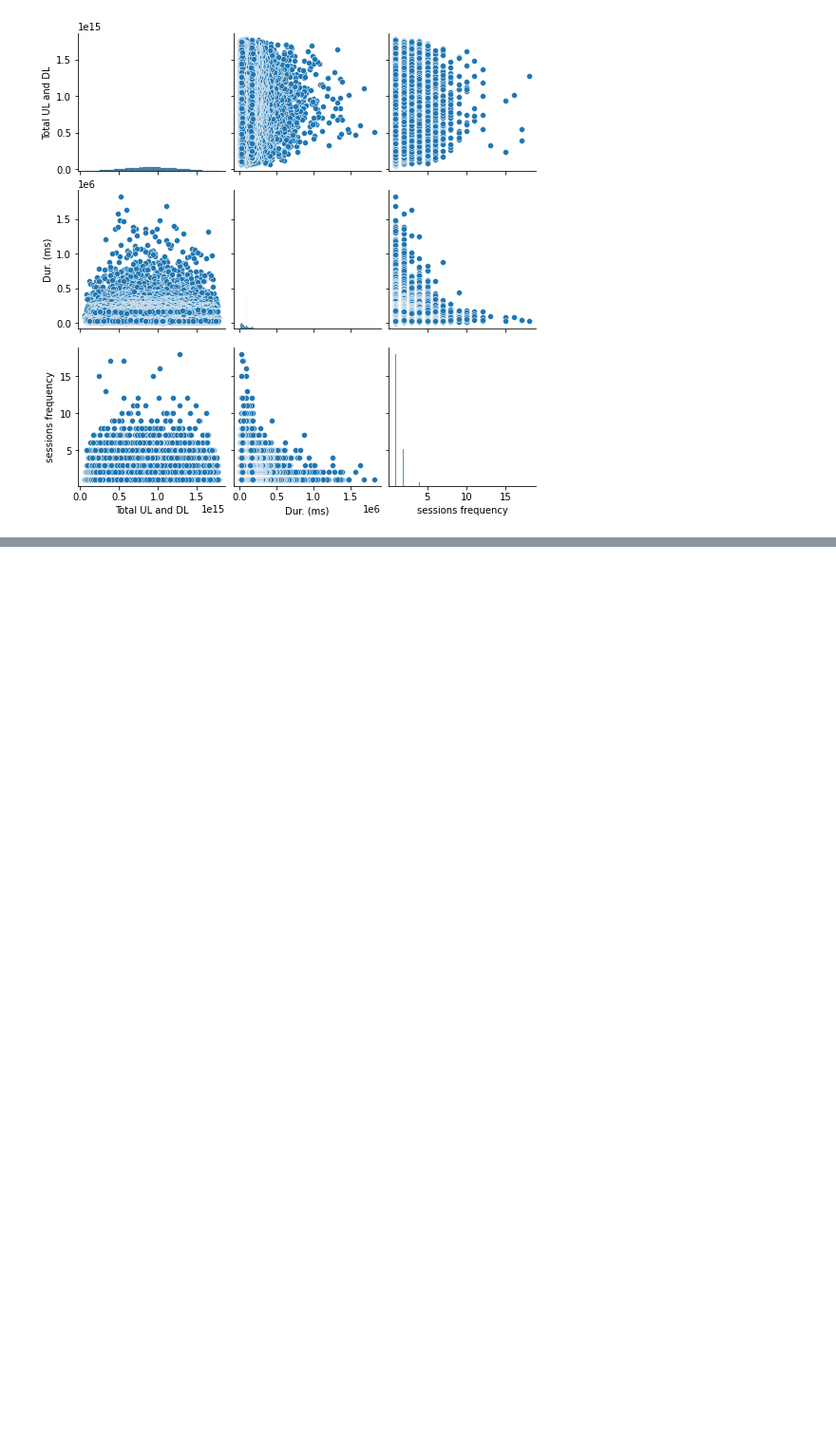
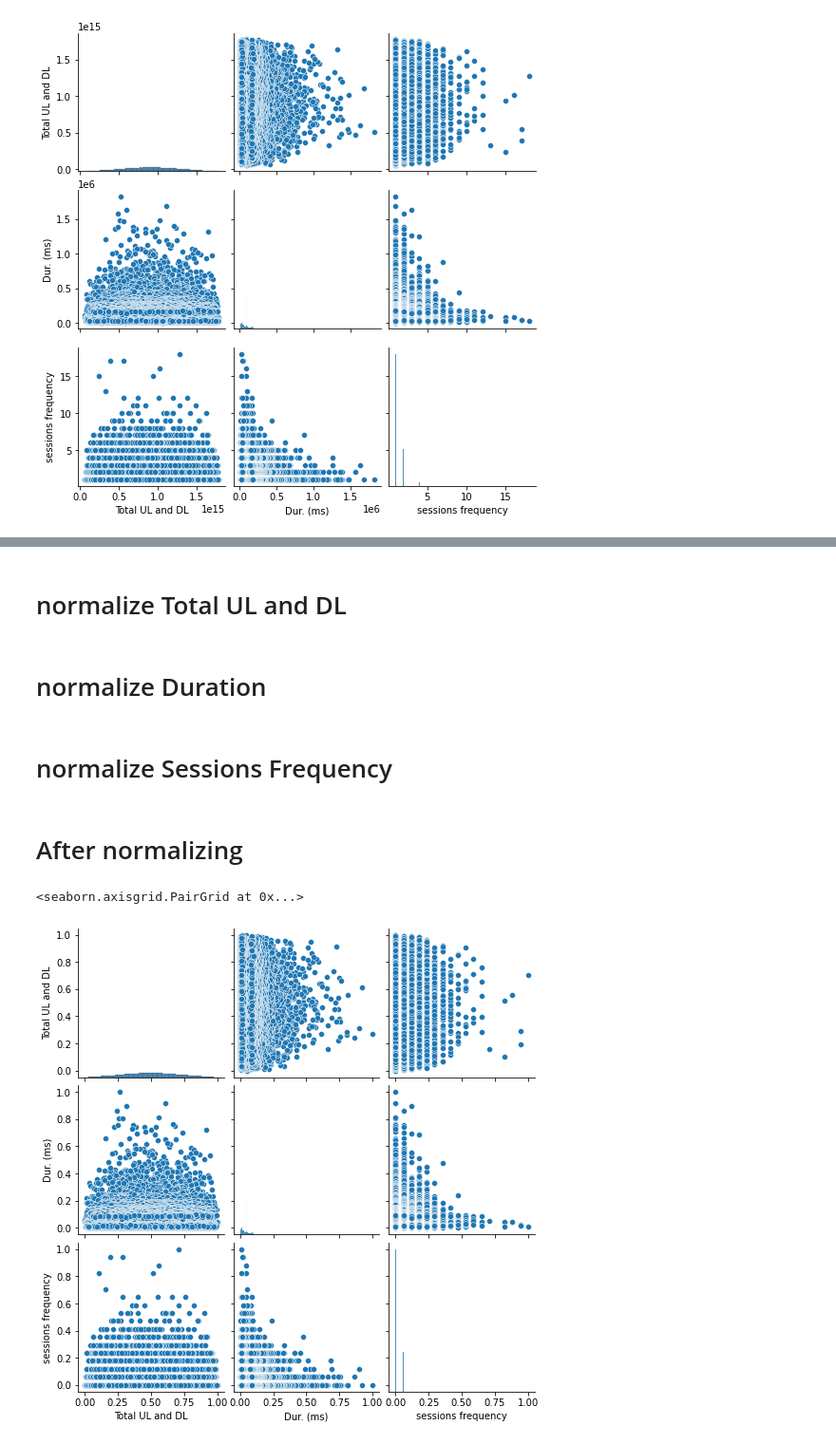
Before and after one commit to kebishaa/telecom-user-analytics, a Jupyter notebook: notebooks/user_engagementAnalysis.ipynb, the cells around one changed output, grey strips where cells are left out. Shown at 95% size. Drawn from its saved outputs; the diff is of its cells as text; code cells hidden in the pictures; blank space fills up the shorter version.

Commit message:
standardized selected column

```diff
--- a/notebooks/user_engagementAnalysis.ipynb
+++ b/notebooks/user_engagementAnalysis.ipynb
@@ -122,0 +135,31 @@ sns.pairplot(df[['Total UL and DL', 'Dur. (ms)', 'sessions frequency']])
+# %% [markdown]
+# normalize Total UL and DL
+# %%
+normalize_column_df = pd.DataFrame(df['Total UL and DL'])
+normalize_column_values = normalize_column_df.values
+normalizer = MinMaxScaler()
+scaled_values = normalizer.fit_transform(normalize_column_values)
+df['Total UL and DL'] = scaled_values
+# %% [markdown]
+# normalize Duration
+# %%
+normalize_column_df = pd.DataFrame(df['Dur. (ms)'])
+normalize_column_values = normalize_column_df.values
+normalizer = MinMaxScaler()
+scaled_values = normalizer.fit_transform(normalize_column_values)
+df['Dur. (ms)'] = scaled_values
+# %% [markdown]
+# normalize Sessions Frequency
+# %%
+normalize_column_df = pd.DataFrame(df['sessions frequency'])
+normalize_column_values = normalize_column_df.values
+normalizer = MinMaxScaler()
+scaled_values = normalizer.fit_transform(normalize_column_values)
+df['sessions frequency'] = scaled_values
+# %% [markdown]
+# After normalizing
+# %%
+sns.pairplot(df[['Total UL and DL', 'Dur. (ms)', 'sessions frequency']])
+# %% [output]
+<seaborn.axisgrid.PairGrid at 0x...>
+[figure, added]
```
Also changed, not shown: parts of 2 cells of this notebook.
